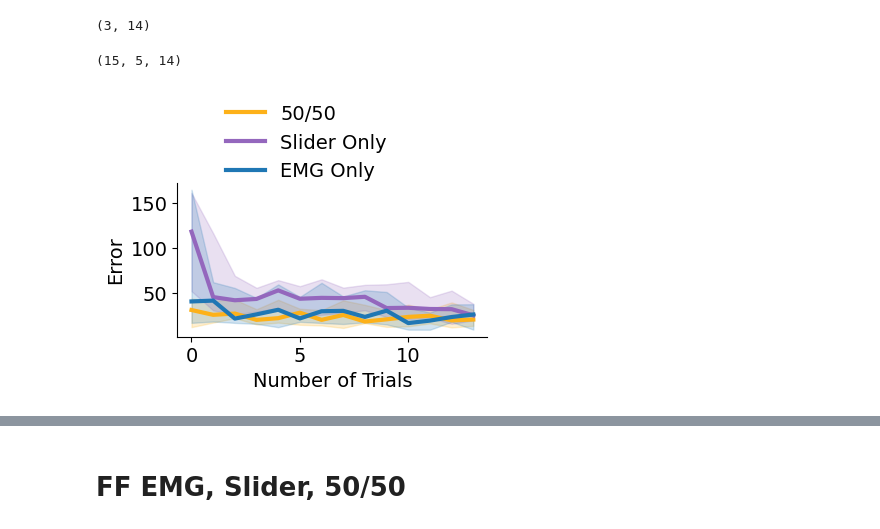
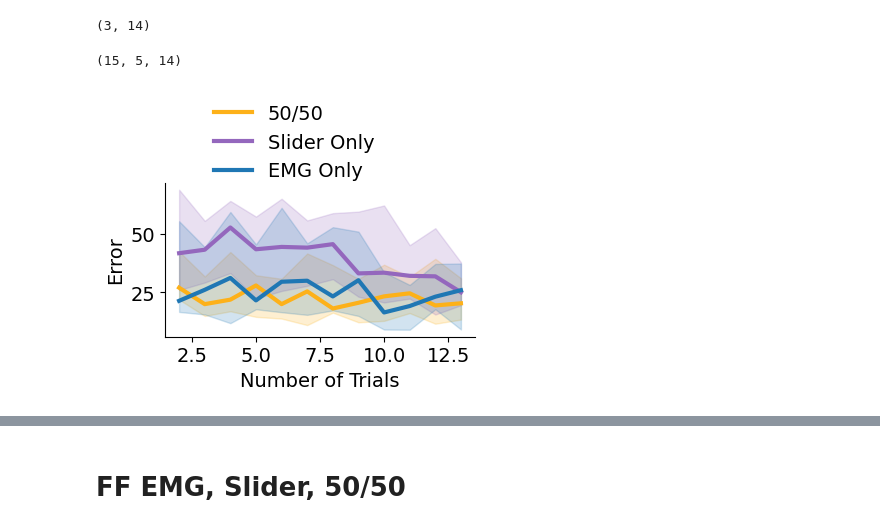
Before and after one commit to finley16/sensorimotor_fusion, a Jupyter notebook: analysis/Multimodal paper/20250501_EMBC_analysis.ipynb, the cells around one changed output, grey strips where cells are left out. Drawn from its saved outputs; the diff is of its cells as text; code cells hidden in the pictures.

```diff
--- a/analysis/Multimodal paper/20250501_EMBC_analysis.ipynb
+++ b/analysis/Multimodal paper/20250501_EMBC_analysis.ipynb
@@ -126,30 +126,30 @@ np.quantile(errors[:,2,:],[0.25,0.5,0.75],axis = 0).shape
 # %%
 print(errors.shape) # plot x axis is trials and y is errors, for one condition
 
-num_trials = np.arange(0, 14)
+num_trials = np.arange(2, 14)
 
 fig,ax = plt.subplots(figsize=(4,2))
 ax.set_ylabel('Error')
 ax.set_xlabel('Number of Trials')
 ax.spines['top'].set_visible(False)
 ax.spines['right'].set_visible(False)
 
 
 # magnitude
-q25,q50,q75 = np.quantile(errors[:,2,:],[0.25,0.5,0.75],axis = 0) # across subjects
+q25,q50,q75 = np.quantile(errors[:,2,2:],[0.25,0.5,0.75],axis = 0) # across subjects
 ax.plot(num_trials,q50,'-',label = '50/50',color = colors['GOLD'],linewidth = 3)
 ax.fill_between(num_trials, q25, q75, alpha=0.2,color = colors['GOLD'])
 
-q25,q50,q75 = np.quantile(errors[:,0,:],[0.25,0.5,0.75],axis = 0) # across subjects
+q25,q50,q75 = np.quantile(errors[:,0,2:],[0.25,0.5,0.75],axis = 0) # across subjects
 ax.plot(num_trials,q50,'-',label = 'Slider Only',color = colors['PURPLE'],linewidth = 3)
 ax.fill_between(num_trials, q25, q75, alpha=0.2,color = colors['PURPLE'])
 
-q25,q50,q75 = np.quantile(errors[:,4,:],[0.25,0.5,0.75],axis = 0) # across subjects
+q25,q50,q75 = np.quantile(errors[:,4,2:],[0.25,0.5,0.75],axis = 0) # across subjects
 ax.plot(num_trials,q50,'-',label = 'EMG Only',color = colors['BLUE'],linewidth = 3)
 ax.fill_between(num_trials, q25, q75, alpha=0.2,color = colors['BLUE'])
 
 ax.legend(bbox_to_anchor = (0.1,0.9), ncol=1, frameon=False)
 plt.show()
 # %% [output]
 (15, 5, 14)
-[figure, old version]
+[figure, new version]
```
Also changed, not shown: parts of 4 cells of this notebook.
